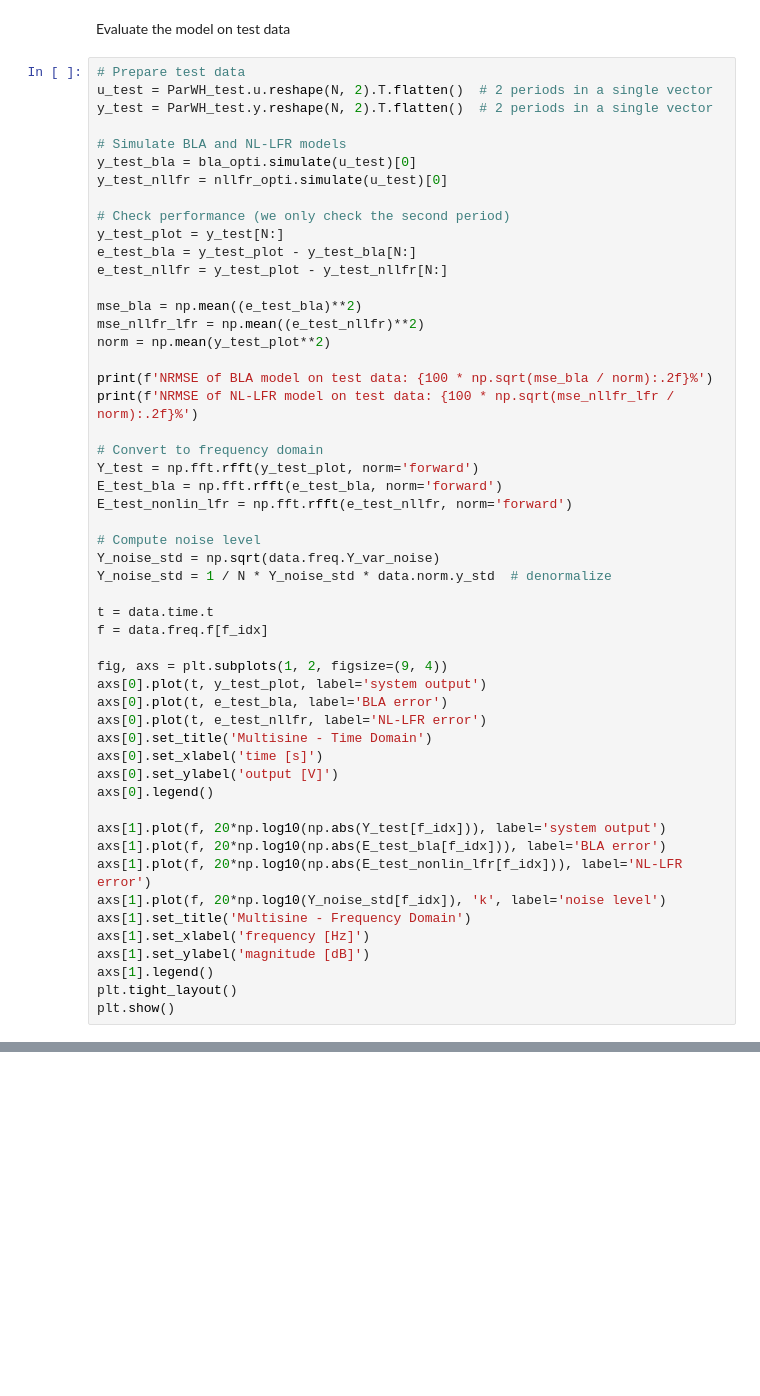
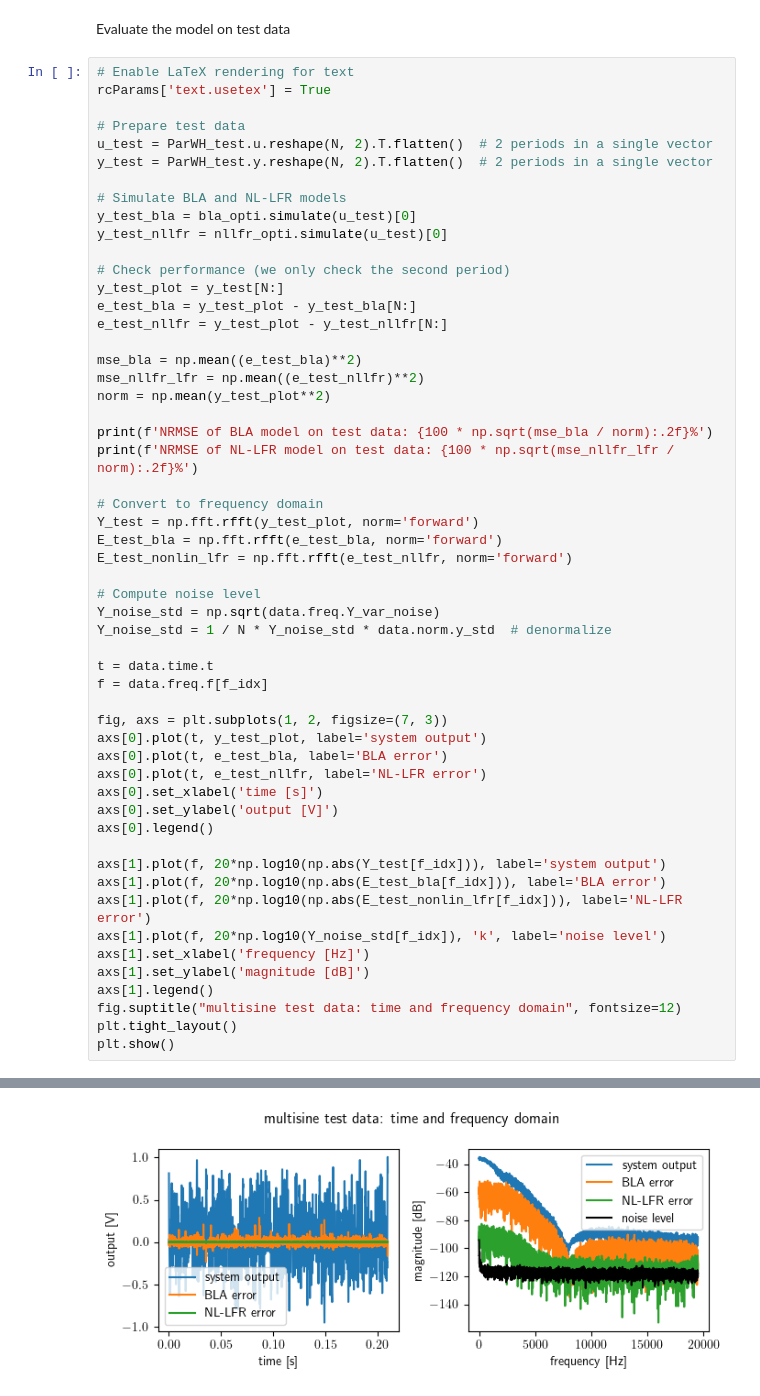
Before and after one commit to merijnfloren/freq-statespace, a Jupyter notebook: examples/nonlinear_benchmarks/parallel_wiener_hammerstein.ipynb, the cells around one changed output, grey strips where cells are left out. Drawn from its saved outputs; the diff is of its cells as text; blank space fills up the shorter version.

Commit message:
Plots for parallel WH example

```diff
--- a/examples/nonlinear_benchmarks/parallel_wiener_hammerstein.ipynb
+++ b/examples/nonlinear_benchmarks/parallel_wiener_hammerstein.ipynb
@@ -160,6 +173,9 @@ Starting iterative optimization...
 # %% [markdown]
 Evaluate the model on test data
 # %%
+# Enable LaTeX rendering for text
+rcParams['text.usetex'] = True
+
 # Prepare test data
 u_test = ParWH_test.u.reshape(N, 2).T.flatten()  # 2 periods in a single vector
 y_test = ParWH_test.y.reshape(N, 2).T.flatten()  # 2 periods in a single vector
@@ -192,11 +208,10 @@ Y_noise_std = 1 / N * Y_noise_std * data.norm.y_std  # denormalize
 t = data.time.t
 f = data.freq.f[f_idx]
 
-fig, axs = plt.subplots(1, 2, figsize=(9, 4))
+fig, axs = plt.subplots(1, 2, figsize=(7, 3))
 axs[0].plot(t, y_test_plot, label='system output')
 axs[0].plot(t, e_test_bla, label='BLA error')
 axs[0].plot(t, e_test_nllfr, label='NL-LFR error')
-axs[0].set_title('Multisine - Time Domain')
 axs[0].set_xlabel('time [s]')
 axs[0].set_ylabel('output [V]')
 axs[0].legend()
@@ -205,9 +220,10 @@ axs[1].plot(f, 20*np.log10(np.abs(Y_test[f_idx])), label='system output')
 axs[1].plot(f, 20*np.log10(np.abs(E_test_bla[f_idx])), label='BLA error')
 axs[1].plot(f, 20*np.log10(np.abs(E_test_nonlin_lfr[f_idx])), label='NL-LFR error')
 axs[1].plot(f, 20*np.log10(Y_noise_std[f_idx]), 'k', label='noise level')
-axs[1].set_title('Multisine - Frequency Domain')
 axs[1].set_xlabel('frequency [Hz]')
 axs[1].set_ylabel('magnitude [dB]')
 axs[1].legend()
+fig.suptitle("multisine test data: time and frequency domain", fontsize=12)
 plt.tight_layout()
 plt.show()
+# %% [output]
@@ -214,3 +232,4 @@ plt.show()
+[figure, added]
 # %%
 # Official reporting for nonlinear benchmark submission
 state_init_window_length = 50  # found in recent nonlinear_benchmark commit `c74fb1b`
```
Also changed, not shown: parts of 6 cells of this notebook.
